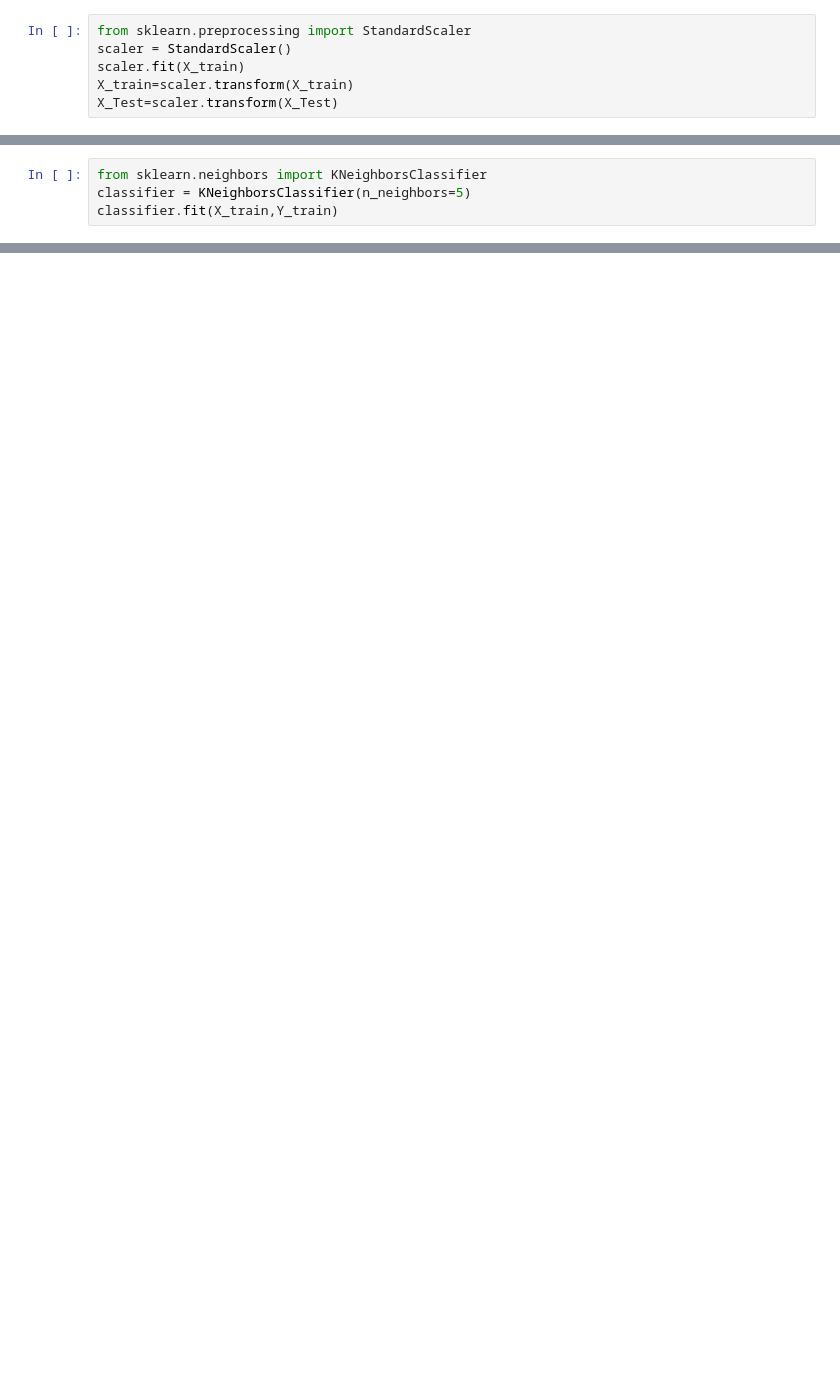
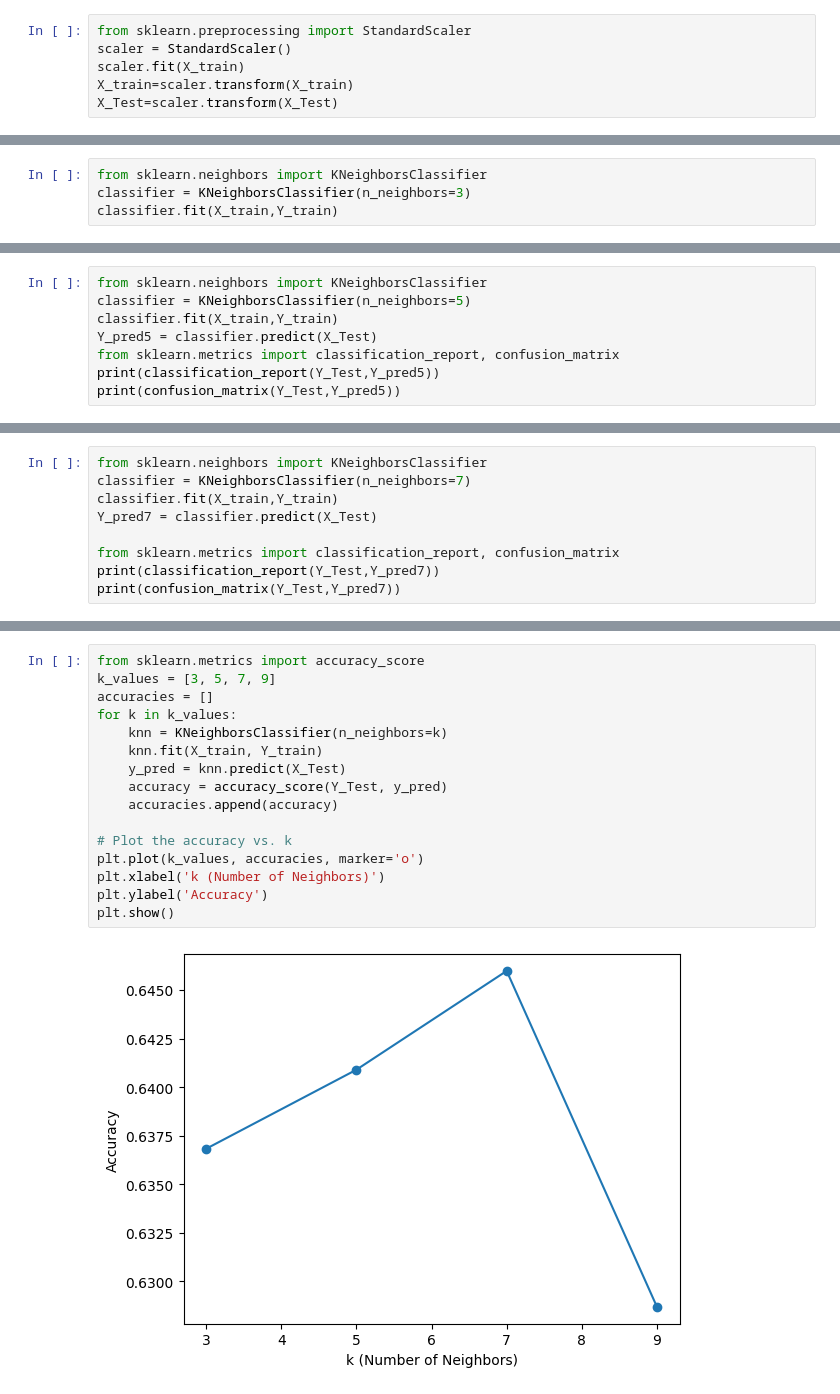
Before and after one commit to Rahulsingh1939/water-potability, a Jupyter notebook: KNN.ipynb, the cells around one changed output, grey strips where cells are left out. Drawn from its saved outputs; the diff is of its cells as text; blank space fills up the shorter version.

Commit message:
Completed KNeighbour Classification

```diff
--- a/KNN.ipynb
+++ b/KNN.ipynb
@@ -119,5 +103,5 @@ X_Test=scaler.transform(X_Test)
 # %%
 from sklearn.neighbors import KNeighborsClassifier
-classifier = KNeighborsClassifier(n_neighbors=5)
+classifier = KNeighborsClassifier(n_neighbors=3)
 classifier.fit(X_train,Y_train)
 # %% [output]
@@ -142,0 +129,8 @@ weighted avg       0.64      0.65      0.64       983
+# %%
+from sklearn.neighbors import KNeighborsClassifier
+classifier = KNeighborsClassifier(n_neighbors=5)
+classifier.fit(X_train,Y_train)
+Y_pred5 = classifier.predict(X_Test)
+from sklearn.metrics import classification_report, confusion_matrix
+print(classification_report(Y_Test,Y_pred5))
+print(confusion_matrix(Y_Test,Y_pred5))
@@ -142,0 +151,9 @@ weighted avg       0.64      0.65      0.64       983
+# %%
+from sklearn.neighbors import KNeighborsClassifier
+classifier = KNeighborsClassifier(n_neighbors=7)
+classifier.fit(X_train,Y_train)
+Y_pred7 = classifier.predict(X_Test)
+
+from sklearn.metrics import classification_report, confusion_matrix
+print(classification_report(Y_Test,Y_pred7))
+print(confusion_matrix(Y_Test,Y_pred7))
@@ -142,0 +174,18 @@ weighted avg       0.64      0.65      0.64       983
+# %%
+from sklearn.metrics import accuracy_score
+k_values = [3, 5, 7, 9]
+accuracies = []
+for k in k_values:
+    knn = KNeighborsClassifier(n_neighbors=k)
+    knn.fit(X_train, Y_train)
+    y_pred = knn.predict(X_Test)
+    accuracy = accuracy_score(Y_Test, y_pred)
+    accuracies.append(accuracy)
+
+# Plot the accuracy vs. k
+plt.plot(k_values, accuracies, marker='o')
+plt.xlabel('k (Number of Neighbors)')
+plt.ylabel('Accuracy')
+plt.show()
+# %% [output]
+[figure, added]
```
Also changed, not shown: parts of 21 cells of this notebook.
